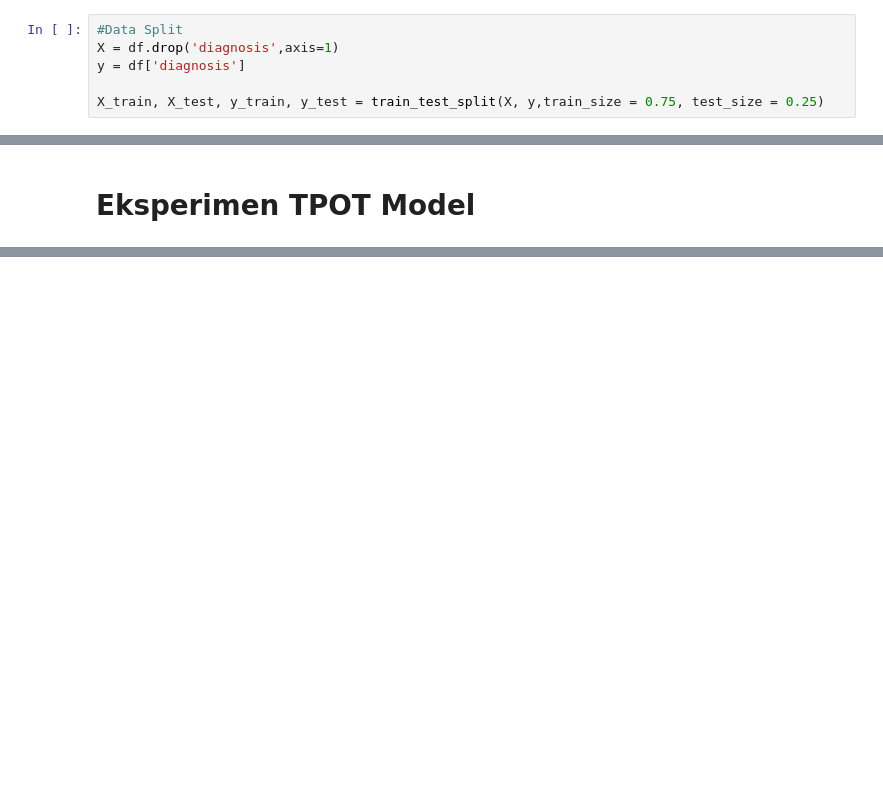
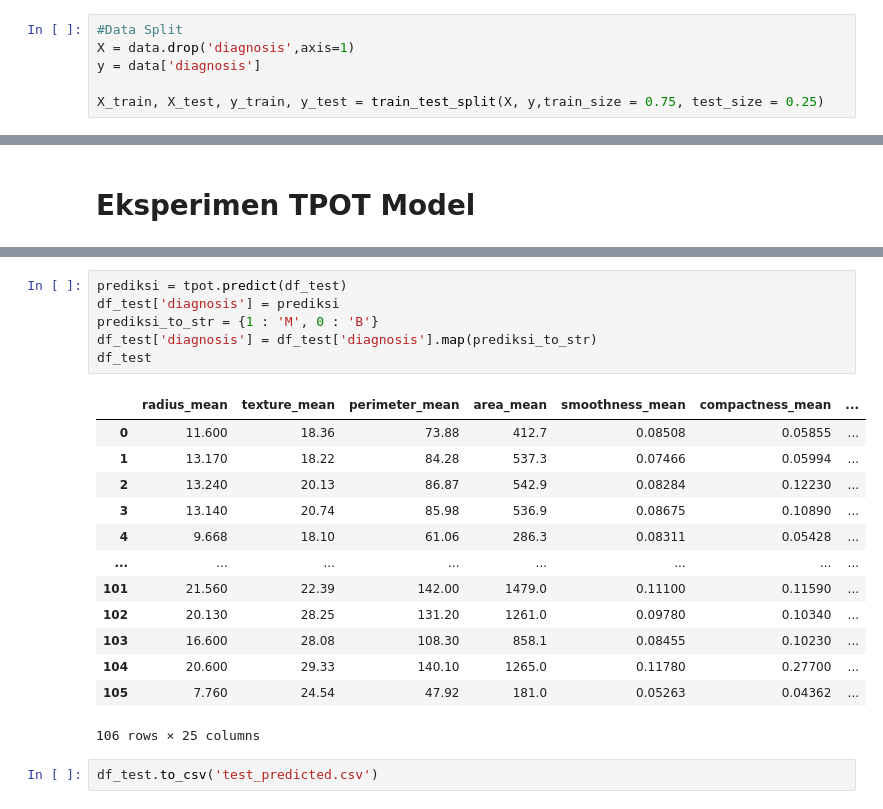
Before and after one commit to ammarff/TUBES1_ML_Lanjut, a Jupyter notebook: TPOT_Breast_Cancer_Wisconsin.ipynb, the cells around one changed output, grey strips where cells are left out. Cells and saved outputs as stored; diff of their text form; blank space fills up the shorter version.

```diff
--- a/TPOT_Breast_Cancer_Wisconsin.ipynb
+++ b/TPOT_Breast_Cancer_Wisconsin.ipynb
@@ -318,7 +334,7 @@ df.to_csv('clean_data.csv')
 # %%
 #Data Split
-X = df.drop('diagnosis',axis=1)
-y = df['diagnosis']
+X = data.drop('diagnosis',axis=1)
+y = data['diagnosis']
 
 X_train, X_test, y_train, y_test = train_test_split(X, y,train_size = 0.75, test_size = 0.25)
 # %% [markdown]
@@ -392,0 +480,22 @@ Name: diagnosis, dtype: int64
+# %%
+prediksi = tpot.predict(df_test)
+df_test['diagnosis'] = prediksi
+prediksi_to_str = {1 : 'M', 0 : 'B'}
+df_test['diagnosis'] = df_test['diagnosis'].map(prediksi_to_str)
+df_test
+# %% [output]
+|  | radius_mean | texture_mean | perimeter_mean | area_mean | smoothness_mean | compactness_mean | ... |
+| 0 | 11.600 | 18.36 | 73.88 | 412.7 | 0.08508 | 0.05855 | ... |
+| 1 | 13.170 | 18.22 | 84.28 | 537.3 | 0.07466 | 0.05994 | ... |
+| 2 | 13.240 | 20.13 | 86.87 | 542.9 | 0.08284 | 0.12230 | ... |
+| 3 | 13.140 | 20.74 | 85.98 | 536.9 | 0.08675 | 0.10890 | ... |
+| 4 | 9.668 | 18.10 | 61.06 | 286.3 | 0.08311 | 0.05428 | ... |
+| ... | ... | ... | ... | ... | ... | ... | ... |
+| 101 | 21.560 | 22.39 | 142.00 | 1479.0 | 0.11100 | 0.11590 | ... |
+| 102 | 20.130 | 28.25 | 131.20 | 1261.0 | 0.09780 | 0.10340 | ... |
+| 103 | 16.600 | 28.08 | 108.30 | 858.1 | 0.08455 | 0.10230 | ... |
+| 104 | 20.600 | 29.33 | 140.10 | 1265.0 | 0.11780 | 0.27700 | ... |
+| 105 | 7.760 | 24.54 | 47.92 | 181.0 | 0.05263 | 0.04362 | ... |
+106 rows × 25 columns
+# %%
+df_test.to_csv('test_predicted.csv')
```
Also changed, not shown: parts of 25 cells of this notebook.
